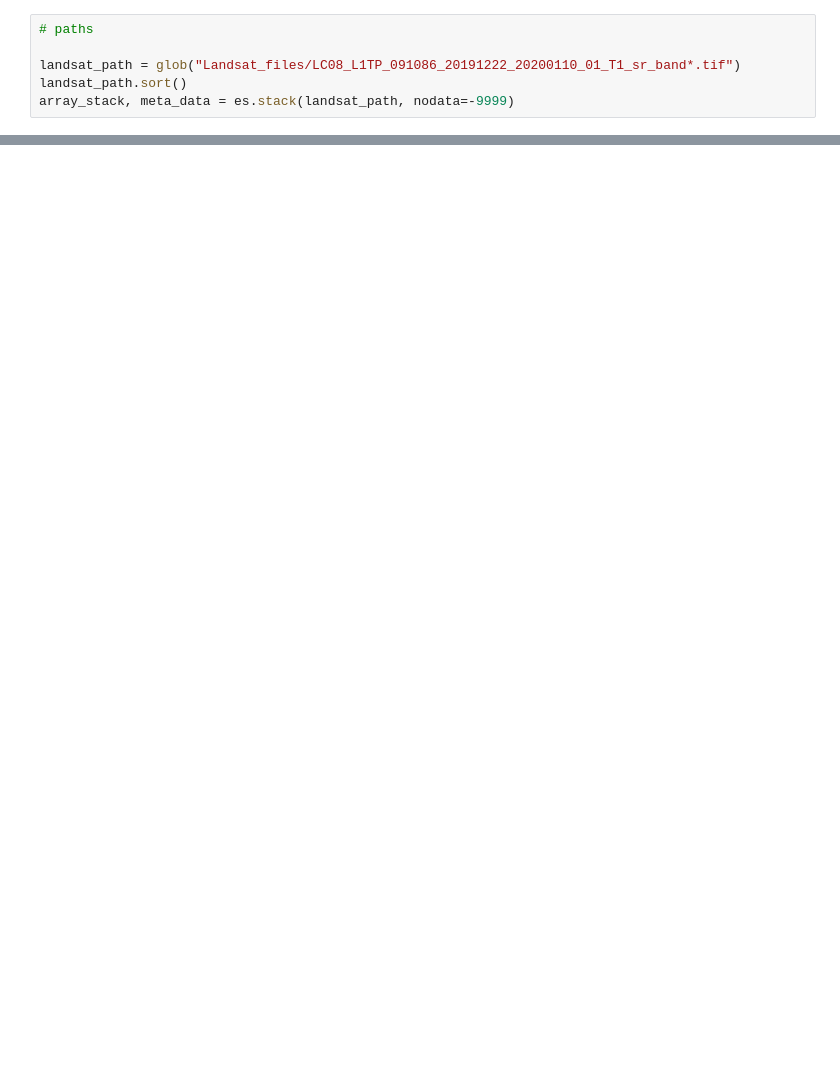
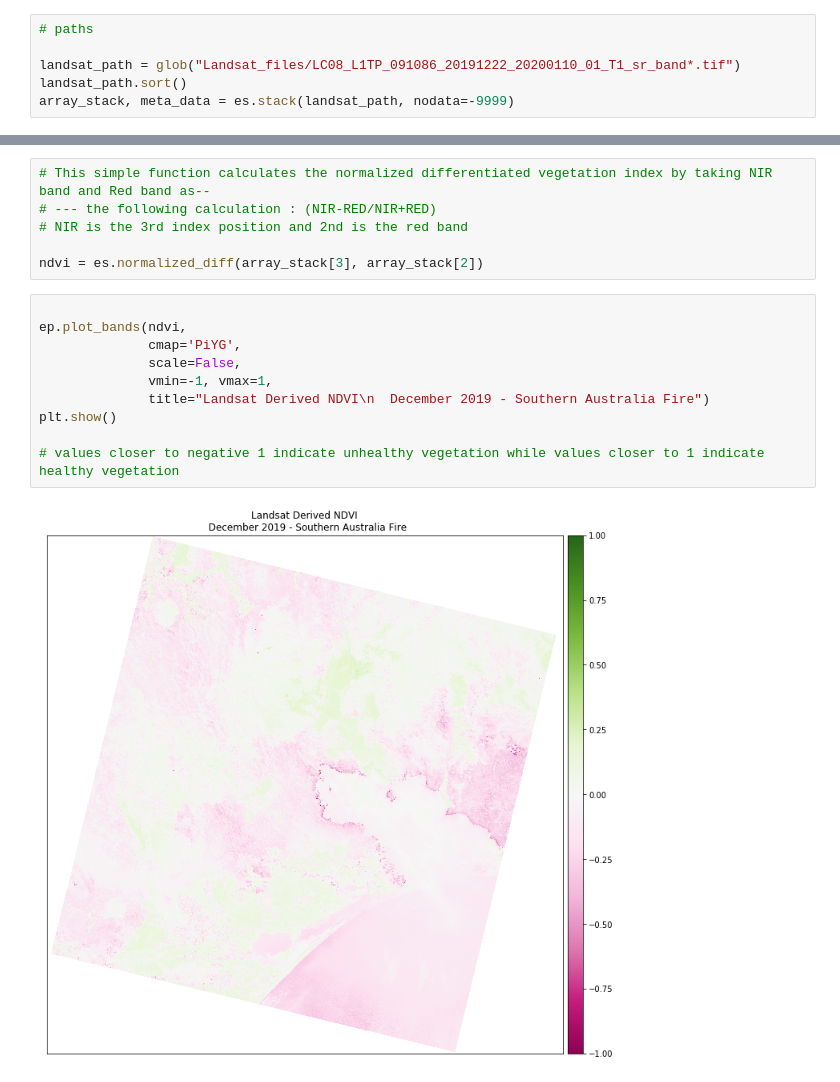
Before and after one commit to fireDetectionPrj/fireDetectionTeam, a Jupyter notebook: Fire Detection Project.ipynb, the cells around one changed output, grey strips where cells are left out. Cells and saved outputs as stored; diff of their text form; blank space fills up the shorter version.

```diff
--- a/Fire Detection Project.ipynb
+++ b/Fire Detection Project.ipynb
@@ -32,0 +40,18 @@ NameError: name 'plt' is not defined
+# %%
+# This simple function calculates the normalized differentiated vegetation index by taking NIR band and Red band as--
+# --- the following calculation : (NIR-RED/NIR+RED)
+# NIR is the 3rd index position and 2nd is the red band
+
+ndvi = es.normalized_diff(array_stack[3], array_stack[2])
+# %%
+
+ep.plot_bands(ndvi,
+              cmap='PiYG',
+              scale=False,
+              vmin=-1, vmax=1,
+              title="Landsat Derived NDVI\n  December 2019 - Southern Australia Fire")
+plt.show()
+
+# values closer to negative 1 indicate unhealthy vegetation while values closer to 1 indicate healthy vegetation
+# %% [output]
+[figure, added]
```
Also changed, not shown: parts of 6 cells of this notebook.
